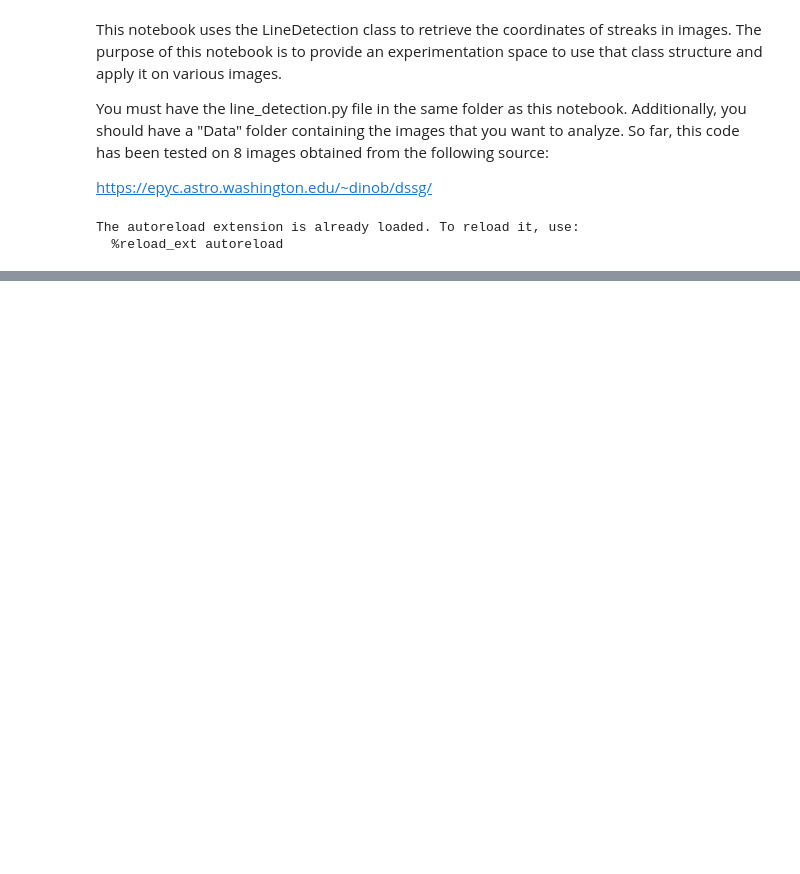
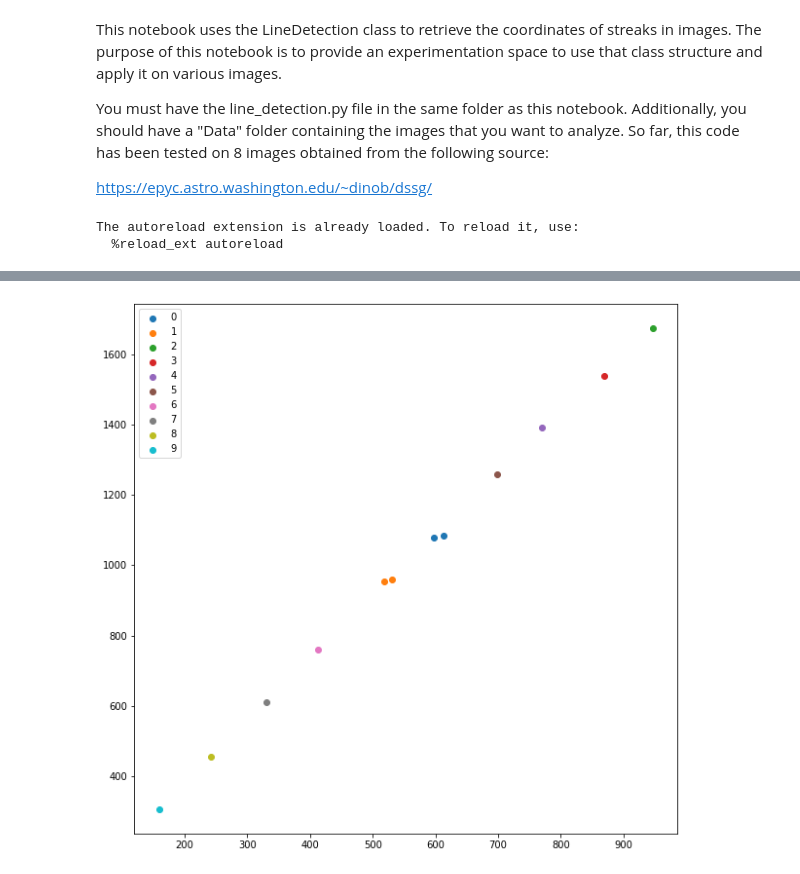
Before and after one commit to uwescience/satmetrics, a Jupyter notebook: line_detection_testing.ipynb, the cells around one changed output, grey strips where cells are left out. Drawn from its saved outputs; the diff is of its cells as text; code cells hidden in the pictures; blank space fills up the shorter version.

```diff
--- a/line_detection_testing.ipynb
+++ b/line_detection_testing.ipynb
@@ -233,0 +124,5 @@ detector.show(rot.rotated_image)
+# %%
+#Clustering the detected lines
+clustered_lines = ld.cluster(cart_coords, lines)
+# %% [output]
+[figure, added]
```
Also changed, not shown: parts of 23 cells of this notebook, 1 other file.
